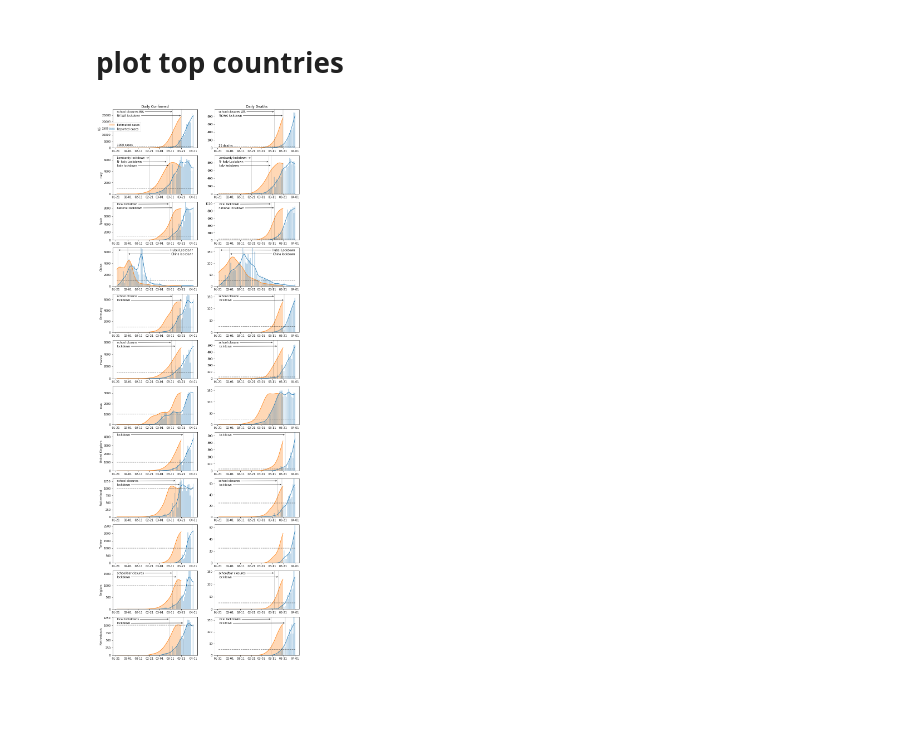
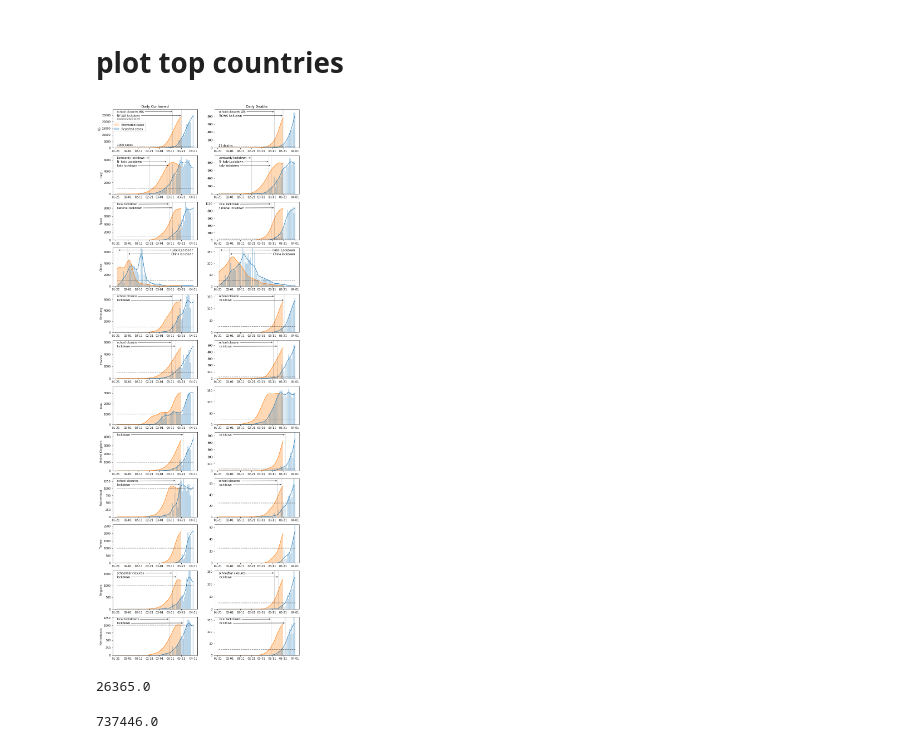
Before and after one commit to tlmohren/Covid19_analysis, a Jupyter notebook: JHUdata_country_daily.ipynb, the cells around one changed output. Saved outputs shown, nothing was run; the diff lists cells and outputs as text; code cells hidden in the pictures; blank space fills up the shorter version.

Commit message:
add update date notice in images

```diff
--- a/JHUdata_country_daily.ipynb
+++ b/JHUdata_country_daily.ipynb
@@ -186,32 +187,45 @@ for i,country in enumerate( top_countries ):
 #     df_pl['Date'] = df_pl.index
 #     df_pl['Date'] = df_pl['Date'].apply(date2num)
 
     bool_measure = df_pl['Measure'].notnull()
     measures= df_pl.loc[bool_measure,['Measure','Date']]
 
     plot_daily( ax[i,0] , df_pl['Date'], df_pl['Daily Confirmed'], measures)
     plot_daily( ax[i,1] , df_pl['Date'], df_pl['Daily Death'],measures)
 
     # add comparison lines
     ax[i,0].plot( dates[[0,len(days)-1]], [1000,1000],'--',color='k', alpha = 0.5 )
     ax[i,1].plot( dates[[0,len(days)-1]], [25,25],'--',color='k', alpha = 0.5 )
     ax[i,0].set_ylabel( country )
 
 ax[0,0].set_title('Daily Confirmed')
 ax[0,1].set_title('Daily Deaths')
-ax[0,0].legend(  bbox_to_anchor=(0.35, .7))
+ax[0,0].legend(  bbox_to_anchor=(0.42, .7))
 ax[0,0].annotate('1000 cases',[dates[0],1000*1.5])
 ax[0,1].annotate('25 deaths',[dates[0],25*1.5])
 
+
+ax[0,0].annotate('Updated '+str( df_country['Date'].iloc[-1]),
+            [dt.date2num( dates[0] ) ,df_country['Daily Confirmed'].max()*(0.94-0.12)],
+                 color=[.3,.3,.3], style='italic',fontsize=8)
 
 # # # # # save fig  -----------------------------------------------------------------------
 fig_name= 'covid_country_dailycases'
 save_fig = True
 if save_fig:
     plt.savefig('./figs/' + fig_name + '.png',
             format='png', dpi=300,
             transparent=  True,
             bbox_inches = 'tight', pad_inches = 0,
             )
 # %% [output]
-[figure, old version]
+[figure, new version]
+# %%
+ df_country['Daily Confirmed'].max()
+# %% [output]
+26365.0
+# %%
+
+dt.date2num( dates[0] )
+# %% [output]
+737446.0
```
Also changed, not shown: parts of 1 cell of this notebook, 14 other files.
